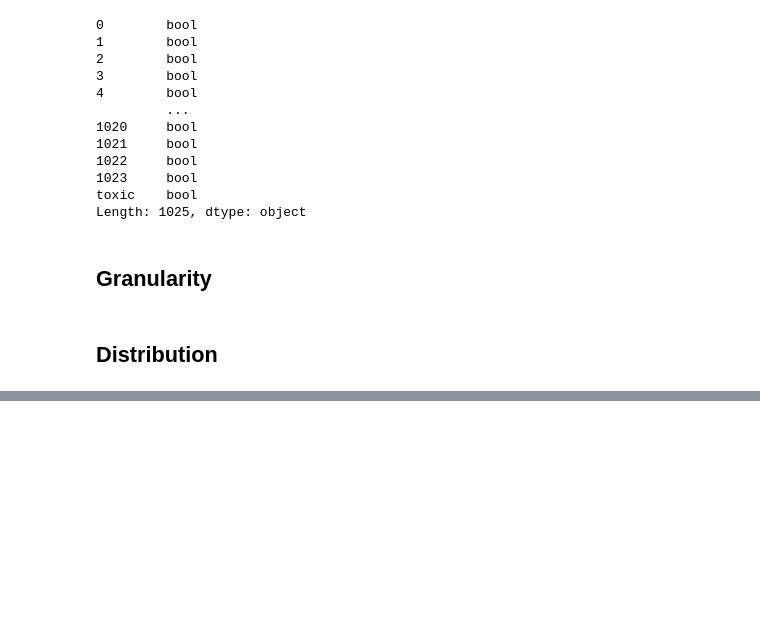
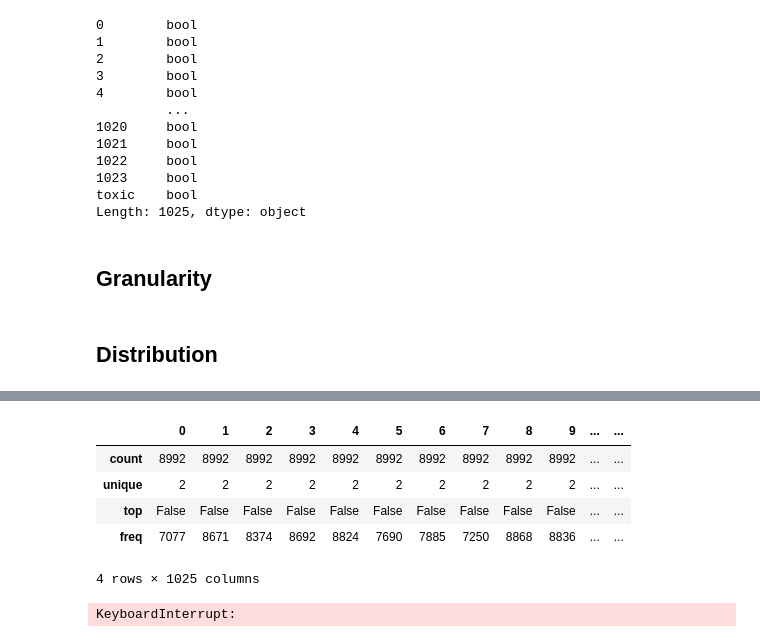
Before and after one commit to joaocmd/CD-Project, a Jupyter notebook: proj-1.ipynb, the cells around one changed output, grey strips where cells are left out. Drawn from its saved outputs; the diff is of its cells as text; code cells hidden in the pictures; blank space fills up the shorter version.

Commit message:
toxic dataset distribution

```diff
--- a/proj-1.ipynb
+++ b/proj-1.ipynb
@@ -293,0 +304,33 @@ Length: 1025, dtype: object
+# %%
+data2.describe(include=['bool','category'])
+# %% [output]
+|  | 0 | 1 | 2 | 3 | 4 | 5 | 6 | 7 | 8 | 9 | ... | ... |
+| count | 8992 | 8992 | 8992 | 8992 | 8992 | 8992 | 8992 | 8992 | 8992 | 8992 | ... | ... |
+| unique | 2 | 2 | 2 | 2 | 2 | 2 | 2 | 2 | 2 | 2 | ... | ... |
+| top | False | False | False | False | False | False | False | False | False | False | ... | ... |
+| freq | 7077 | 8671 | 8374 | 8692 | 8824 | 7690 | 7885 | 7250 | 8868 | 8836 | ... | ... |
+4 rows × 1025 columns
+# %%
+symbolic_vars_toxic = data2.select_dtypes(include=['bool','category']).columns
+rows = math.ceil(len(symbolic_vars_toxic)/2)
+fig, axs = plt.subplots(rows, rows, figsize=(rows, rows), squeeze=False)
+i, j = 0, 0
+
+for n in range(len(symbolic_vars_toxic)):
+    counts = data2[symbolic_vars_toxic[n]].value_counts()
+    counts_list = counts.index.to_list()
+
+    if data2[symbolic_vars_toxic[n]].dtype == np.bool:
+        counts_list = list(map(lambda x: "1" if x else "0", counts_list))
+
+    new_var_name = str(symbolic_vars_toxic[n])
+    graph_title = f'Histogram {new_var_name}'
+    ds.bar_chart(counts_list, counts.values, ax=axs[i, j], title=graph_title,
+                 xlabel=new_var_name, ylabel='nr records')
+
+    i, j = (i + 1, 0) if (n+1) % rows == 0 else (i, j + 1)
+
+plt.tight_layout()
+plt.show()
+# %% [output]
+KeyboardInterrupt:
```
Also changed, not shown: parts of 2 cells of this notebook.
